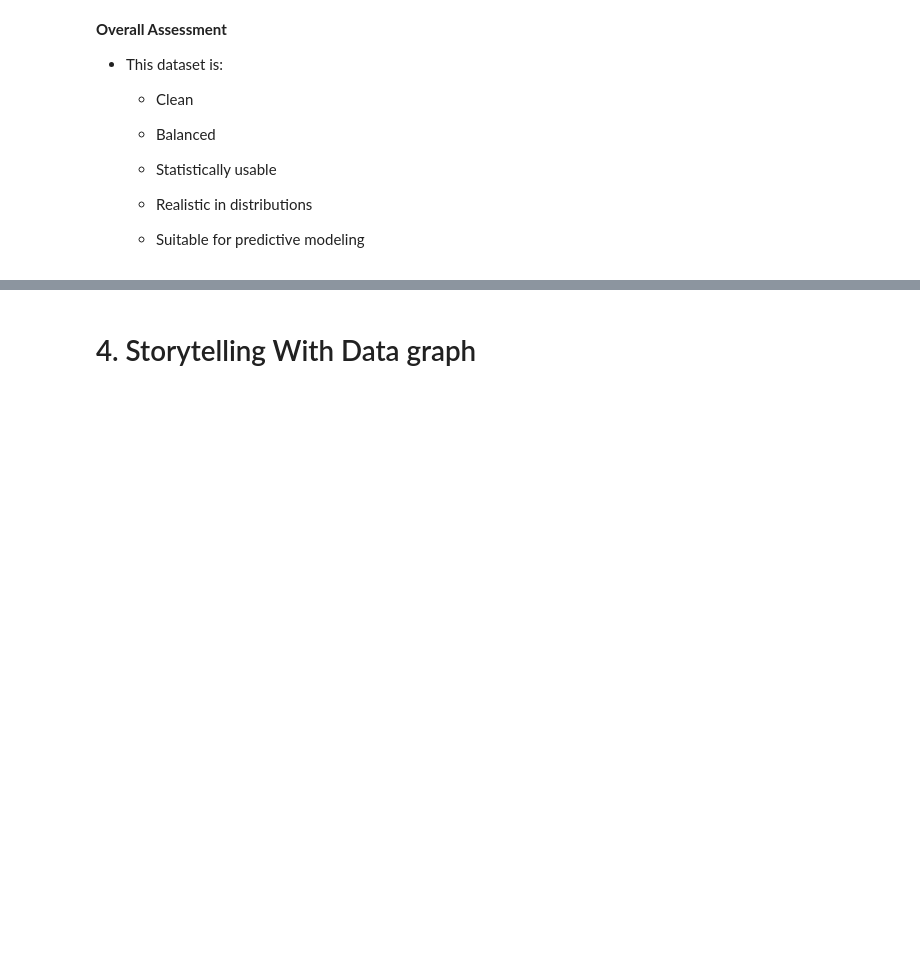
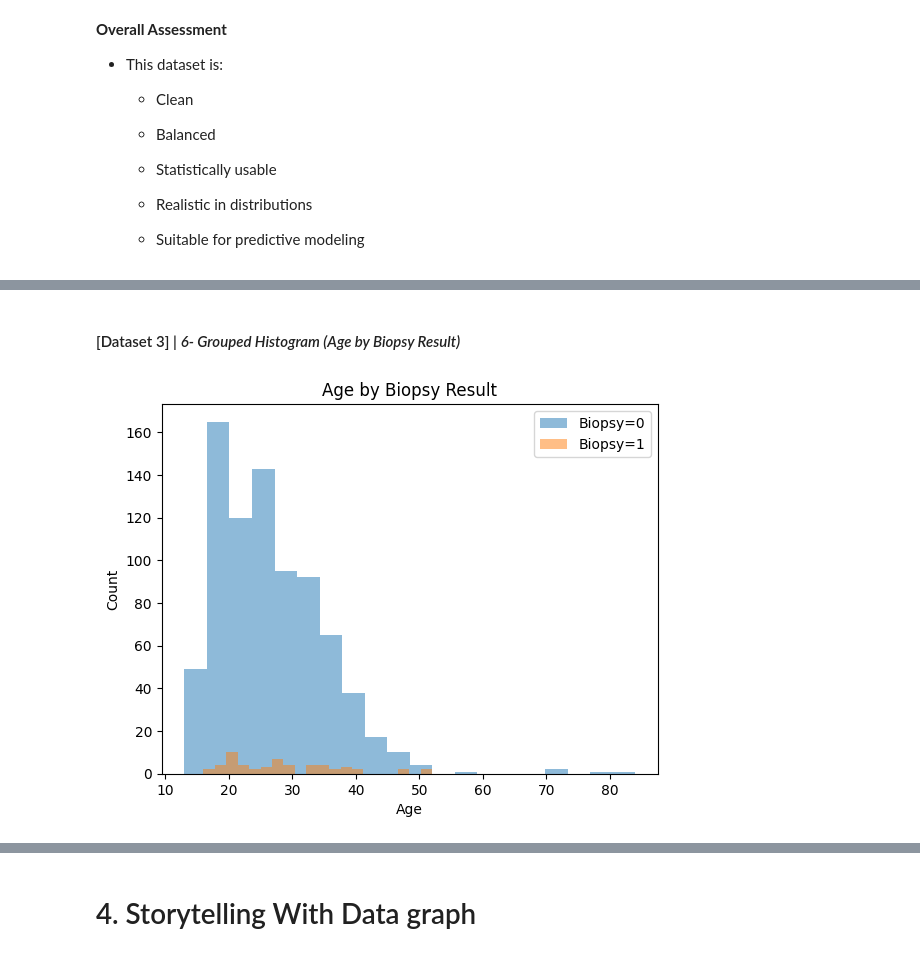
Before and after one commit to jasser-dh/Module-B-semester-2, a Jupyter notebook: OMDS-ModB2-Week4-Dhaouadi-Jasser.ipynb, the cells around one changed output, grey strips where cells are left out. Drawn from its saved outputs; the diff is of its cells as text; code cells hidden in the pictures; blank space fills up the shorter version.

```diff
--- a/OMDS-ModB2-Week4-Dhaouadi-Jasser.ipynb
+++ b/OMDS-ModB2-Week4-Dhaouadi-Jasser.ipynb
@@ -847,0 +852,5 @@ for bins in [10, 20, 40]:
+# %%
+path3 = "data/risk_factors_cervical_cancer.csv"
+df_cervical_cancer = pd.read_csv(path3)
+
+df_cervical_cancer.head()
@@ -847,0 +1129,13 @@ for bins in [10, 20, 40]:
+# %% [markdown]
+#### [Dataset 3] | *6- Grouped Histogram (Age by Biopsy Result)*
+# %%
+fig, ax = plt.subplots()
+for label, subset in df_cervical_cancer.groupby("Biopsy"):
+    ax.hist(subset["Age"].dropna(), bins=20, alpha=0.5, label=f"Biopsy={label}")
+ax.set_title("Age by Biopsy Result")
+ax.set_xlabel("Age")
+ax.set_ylabel("Count")
+ax.legend()
+plt.show()
+# %% [output]
+[figure, added]
```
Also changed, not shown: parts of 21 cells of this notebook.
